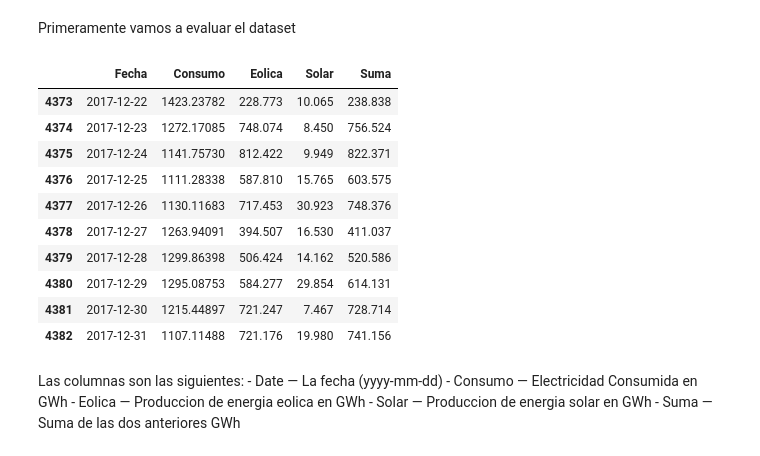
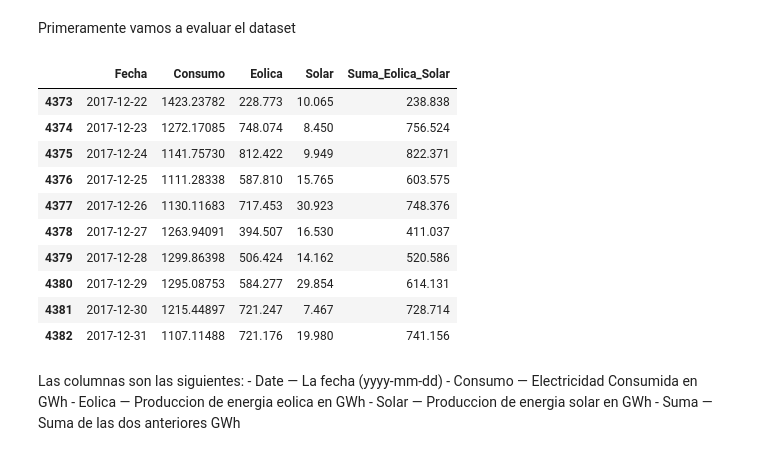
Before and after one commit to SunFanton/python-courses, a Jupyter notebook: humai/analisis-de-datos-Humai/04_Data_Wrangling/data_wrangling_avanzado.ipynb, the cells around one changed output. Drawn from its saved outputs; the diff is of its cells as text; code cells hidden in the pictures.

```diff
--- a/humai/analisis-de-datos-Humai/04_Data_Wrangling/data_wrangling_avanzado.ipynb
+++ b/humai/analisis-de-datos-Humai/04_Data_Wrangling/data_wrangling_avanzado.ipynb
@@ -700,4 +695,4 @@ Las series de tiempo representan uno de los problemas mas interesantes en la cie
 
 Para esta seccion vamos a utilizar el dataset de consumo energetico de Alemania.
 # %%
-df_energia = pd.read_csv('https://raw.githubusercontent.com/jenfly/opsd/master/opsd_germany_daily.csv')
+df_energia = pd.read_csv('./opsd_germany_daily.csv')
@@ -704,10 +708,10 @@ df_energia = pd.read_csv('https://raw.githubusercontent.com/jenfly/opsd/master/o
 # %% [markdown]
 Primeramente vamos a evaluar el dataset
 # %%
-df_energia.columns = ['Fecha', 'Consumo', 'Eolica', 'Solar', 'Suma']
+df_energia.columns = ['Fecha', 'Consumo', 'Eolica', 'Solar', 'Suma_Eolica_Solar'] # Cambiamos los nombres de las columnas
 df_energia.tail(10)
 # %% [output]
-|  | Fecha | Consumo | Eolica | Solar | Suma |
+|  | Fecha | Consumo | Eolica | Solar | Suma_Eolica_Solar |
 | 4373 | 2017-12-22 | 1423.23782 | 228.773 | 10.065 | 238.838 |
 | 4374 | 2017-12-23 | 1272.17085 | 748.074 | 8.450 | 756.524 |
 | 4375 | 2017-12-24 | 1141.75730 | 812.422 | 9.949 | 822.371 |
```
Also changed, not shown: parts of 39 cells of this notebook, 1 other file.
